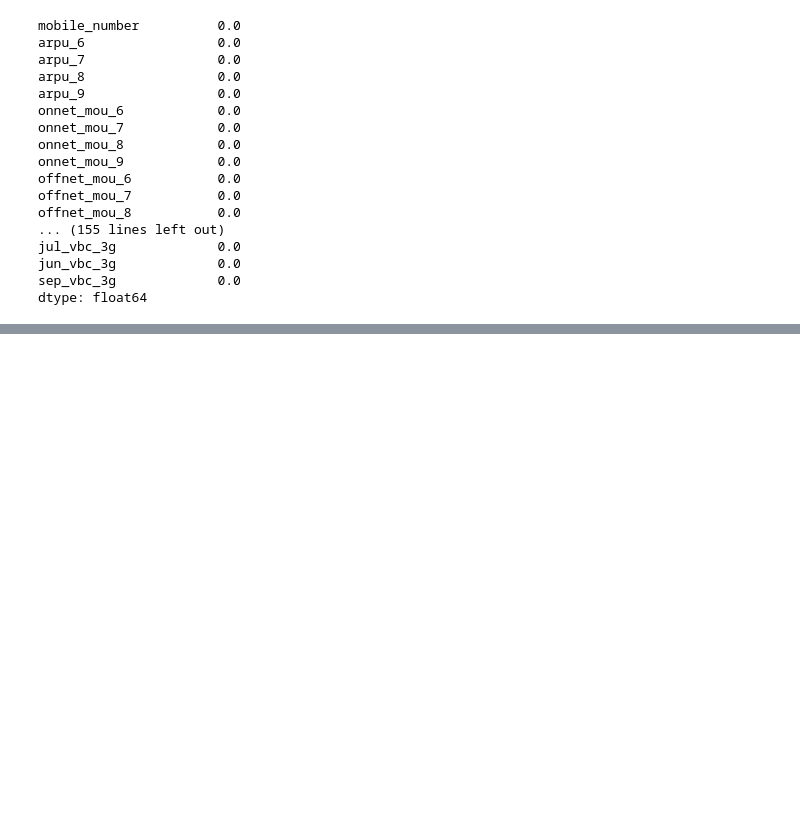
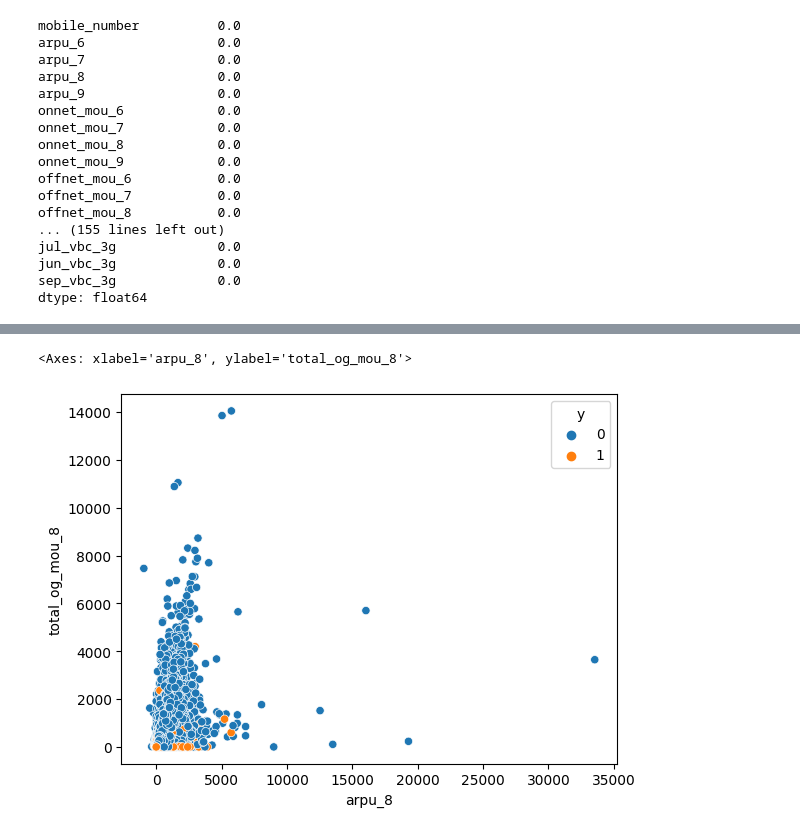
Before and after one commit to fsigs/nmsu-cs519-machine-learning-1-project, a Jupyter notebook: ps03/ML_Project.ipynb, the cells around one changed output, grey strips where cells are left out. Cells and saved outputs as stored; diff of their text form; code cells hidden in the pictures; blank space fills up the shorter version.

```diff
--- a/ps03/ML_Project.ipynb
+++ b/ps03/ML_Project.ipynb
@@ -247,0 +271,5 @@ dtype: float64
+# %%
+sns.scatterplot(data=df, x='arpu_8', y='total_og_mou_8', hue=df.y)
+# %% [output]
+<Axes: xlabel='arpu_8', ylabel='total_og_mou_8'>
+[figure, added]
```
Also changed, not shown: parts of 11 cells of this notebook.
